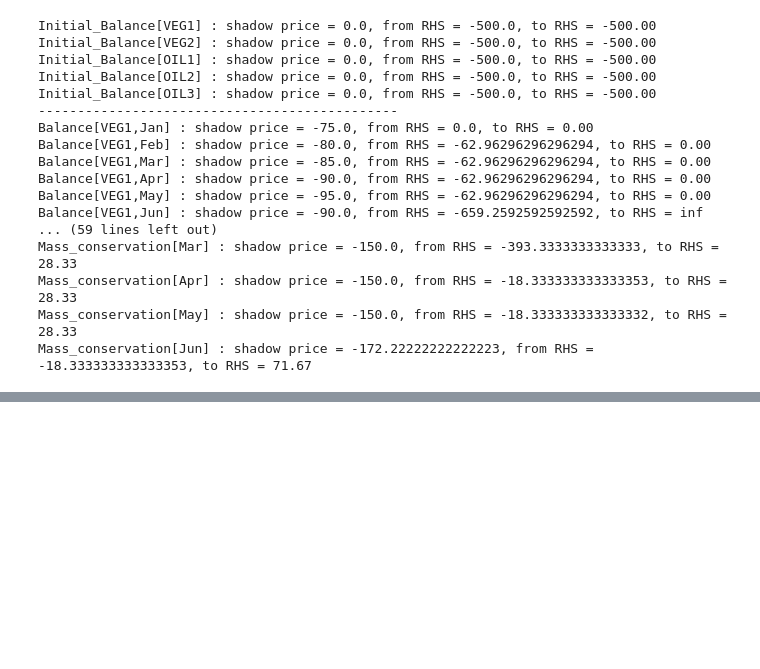
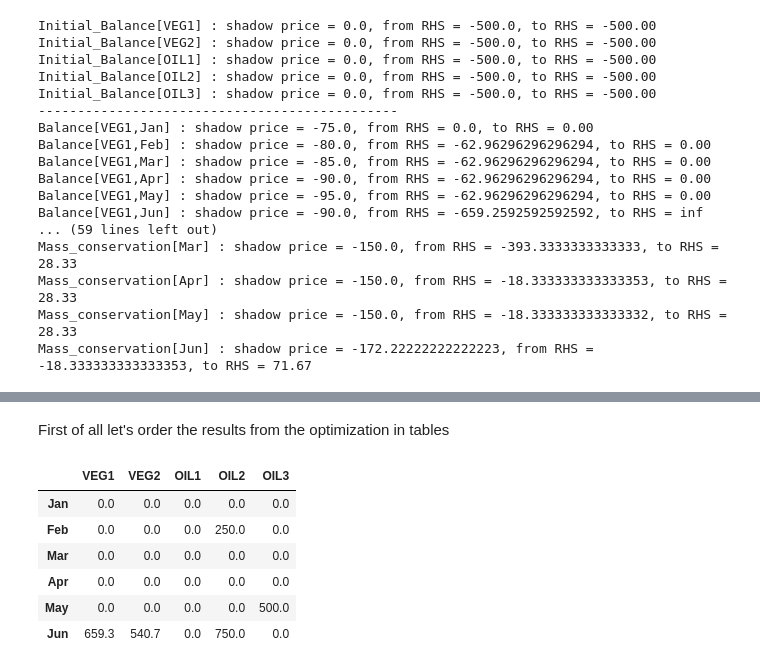
Before and after one commit to dreth/UC3MNumericalMethods, a Jupyter notebook: first problem set/ps1.ipynb, the cells around one changed output, grey strips where cells are left out. Cells and saved outputs as stored; diff of their text form; code cells hidden in the pictures; blank space fills up the shorter version.

```diff
--- a/first problem set/ps1.ipynb
+++ b/first problem set/ps1.ipynb
@@ -611,3 +657,5 @@ Mass_conservation[May] : shadow price = -150.0, from RHS = -18.333333333333332,
 Mass_conservation[Jun] : shadow price = -172.22222222222223, from RHS = -18.333333333333353, to RHS = 71.67
 # %% [markdown]
 <img src="./images/prob_3/b.png"/>
+# %% [markdown]
+First of all let's order the results from the optimization in tables
@@ -614,2 +665,19 @@ Mass_conservation[Jun] : shadow price = -172.22222222222223, from RHS = -18.3333
+# %%
+rows = months.copy()
+columns = oils.copy()
+purchase_plan = pd.DataFrame(columns=columns, index=rows, data=0.0)
+
+for month, oil in buy.keys():
+    if (abs(buy[month, oil].x) > 1e-6):
+        purchase_plan.loc[month, oil] = np.round(buy[month, oil].x, 1)
+purchase_plan
+# %% [output]
+|  | VEG1 | VEG2 | OIL1 | OIL2 | OIL3 |
+| Jan | 0.0 | 0.0 | 0.0 | 0.0 | 0.0 |
+| Feb | 0.0 | 0.0 | 0.0 | 250.0 | 0.0 |
+| Mar | 0.0 | 0.0 | 0.0 | 0.0 | 0.0 |
+| Apr | 0.0 | 0.0 | 0.0 | 0.0 | 0.0 |
+| May | 0.0 | 0.0 | 0.0 | 0.0 | 500.0 |
+| Jun | 659.3 | 540.7 | 0.0 | 750.0 | 0.0 |
 # %% [markdown]
 <img src="./images/prob_3/c.png"/>
```
Also changed, not shown: parts of 9 cells of this notebook, 2 other files.
